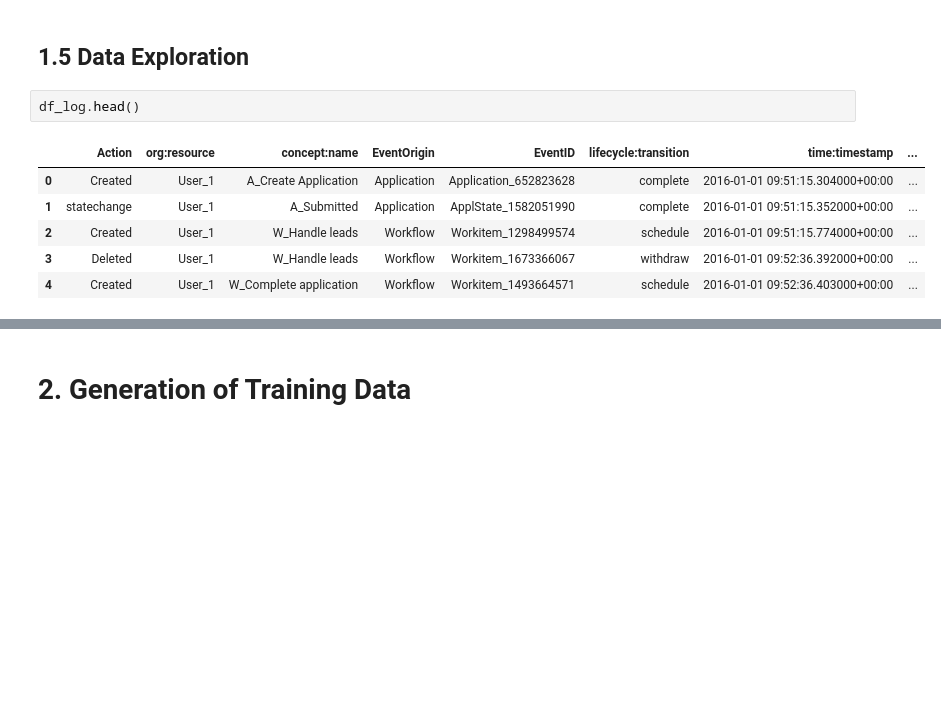
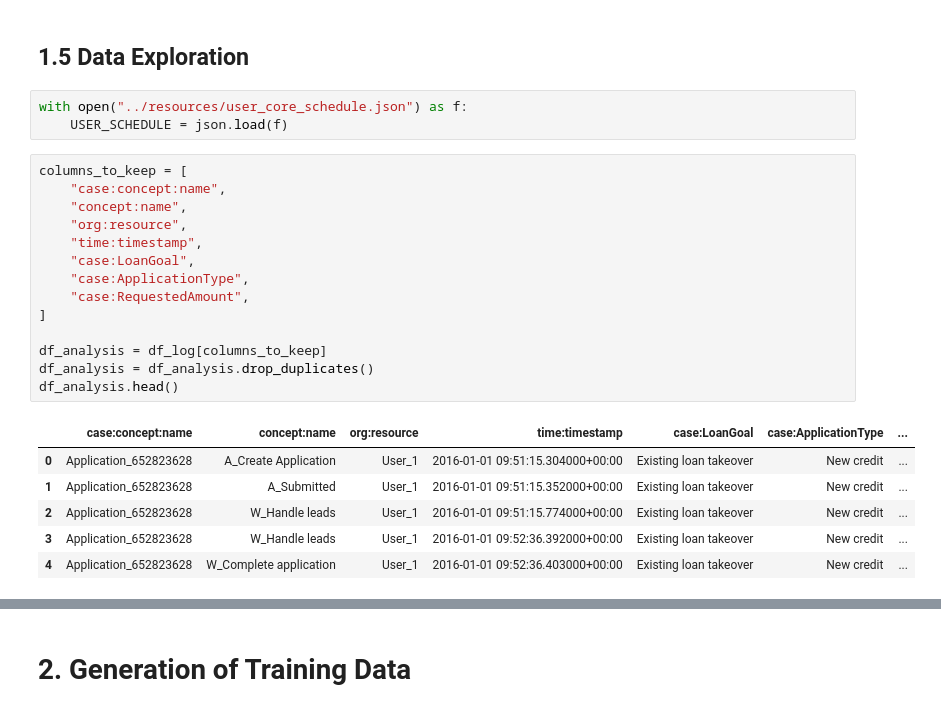
Before and after one commit to ohmayerma/next_activity_prediction, a Jupyter notebook: notebooks/00_data_prep.ipynb, the cells around one changed output, grey strips where cells are left out. Drawn from its saved outputs; the diff is of its cells as text; blank space fills up the shorter version.

```diff
--- a/notebooks/00_data_prep.ipynb
+++ b/notebooks/00_data_prep.ipynb
@@ -200,12 +212,27 @@ df_full.head()
 | 4 | Application_1000086665 | W_Complete application | User_1 | 2016-08-03 15:58:28.293000+00:00 | Other, see explanation | New credit | ... |
 # %% [markdown]
 ## 1.5 Data Exploration
+# %%
+with open("../resources/user_core_schedule.json") as f:
+    USER_SCHEDULE = json.load(f)
 # %%
-df_log.head()
+columns_to_keep = [
+    "case:concept:name",
+    "concept:name",
+    "org:resource",
+    "time:timestamp",
+    "case:LoanGoal",
+    "case:ApplicationType",
+    "case:RequestedAmount",
+]
+
+df_analysis = df_log[columns_to_keep]
+df_analysis = df_analysis.drop_duplicates()
+df_analysis.head()
 # %% [output]
-|  | Action | org:resource | concept:name | EventOrigin | EventID | lifecycle:transition | time:timestamp | ... |
-| 0 | Created | User_1 | A_Create Application | Application | Application_652823628 | complete | 2016-01-01 09:51:15.304000+00:00 | ... |
-| 1 | statechange | User_1 | A_Submitted | Application | ApplState_1582051990 | complete | 2016-01-01 09:51:15.352000+00:00 | ... |
-| 2 | Created | User_1 | W_Handle leads | Workflow | Workitem_1298499574 | schedule | 2016-01-01 09:51:15.774000+00:00 | ... |
-| 3 | Deleted | User_1 | W_Handle leads | Workflow | Workitem_1673366067 | withdraw | 2016-01-01 09:52:36.392000+00:00 | ... |
-| 4 | Created | User_1 | W_Complete application | Workflow | Workitem_1493664571 | schedule | 2016-01-01 09:52:36.403000+00:00 | ... |
+|  | case:concept:name | concept:name | org:resource | time:timestamp | case:LoanGoal | case:ApplicationType | ... |
+| 0 | Application_652823628 | A_Create Application | User_1 | 2016-01-01 09:51:15.304000+00:00 | Existing loan takeover | New credit | ... |
+| 1 | Application_652823628 | A_Submitted | User_1 | 2016-01-01 09:51:15.352000+00:00 | Existing loan takeover | New credit | ... |
+| 2 | Application_652823628 | W_Handle leads | User_1 | 2016-01-01 09:51:15.774000+00:00 | Existing loan takeover | New credit | ... |
+| 3 | Application_652823628 | W_Handle leads | User_1 | 2016-01-01 09:52:36.392000+00:00 | Existing loan takeover | New credit | ... |
+| 4 | Application_652823628 | W_Complete application | User_1 | 2016-01-01 09:52:36.403000+00:00 | Existing loan takeover | New credit | ... |
```
Also changed, not shown: parts of 3 cells of this notebook.
